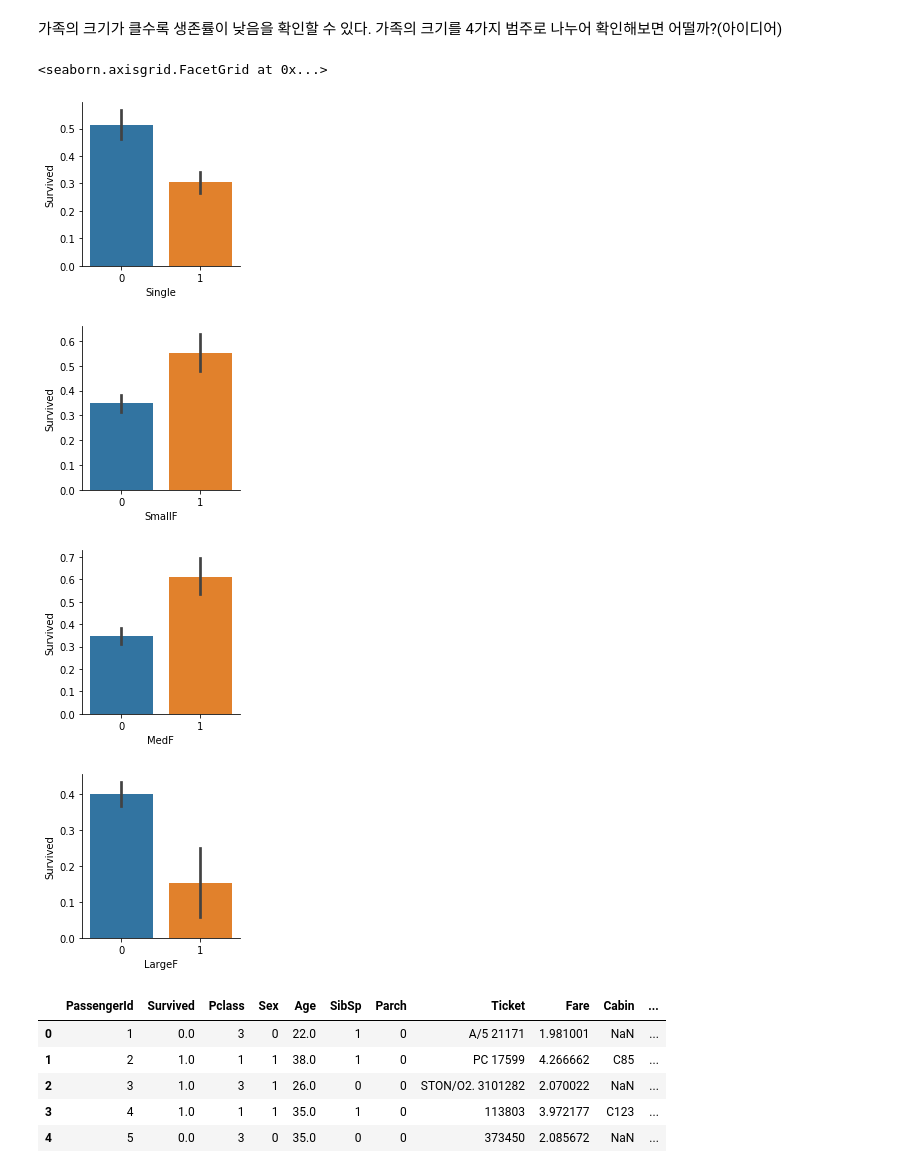
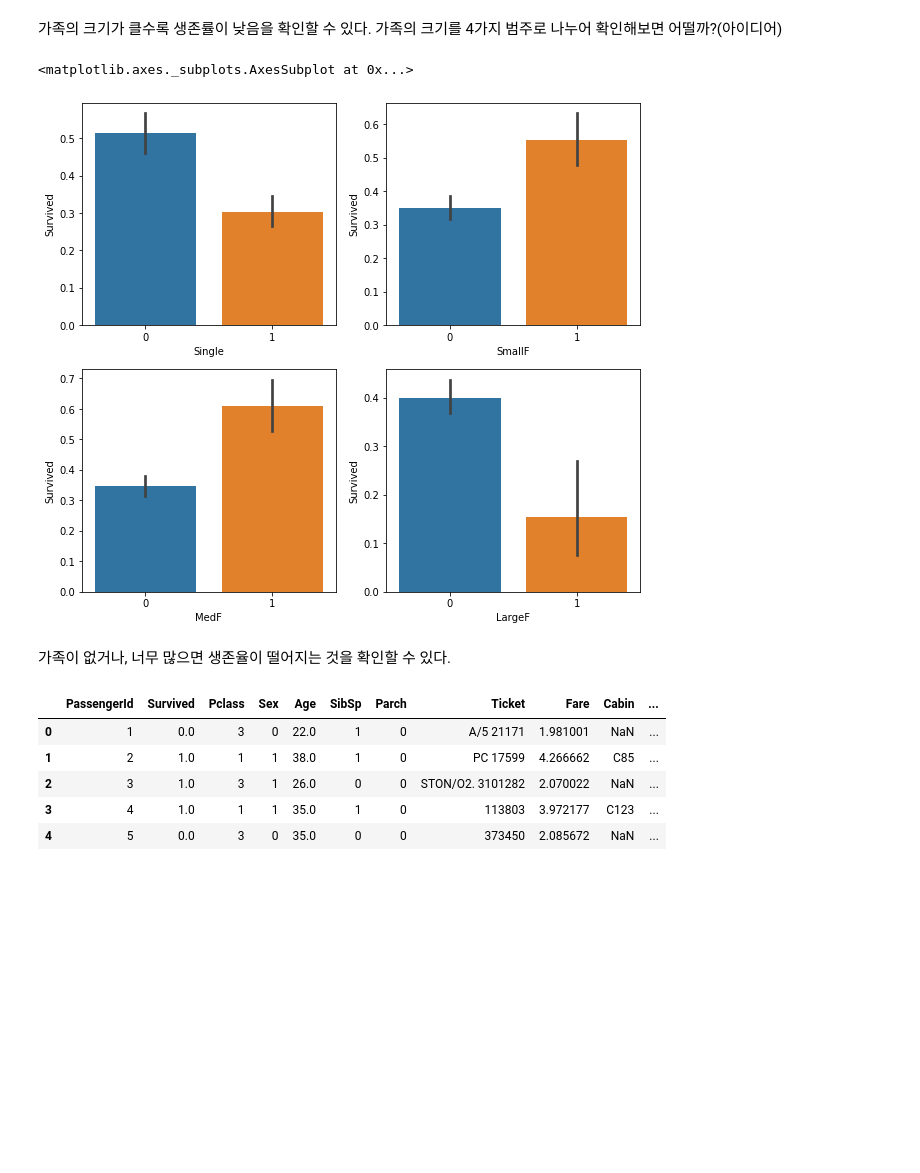
Before and after one commit to InkyunMoon/TIL, a Jupyter notebook: 5. Kaggle/Titanic3(Top 4% with ensemble modeling).ipynb, the cells around one changed output. Drawn from its saved outputs; the diff is of its cells as text; code cells hidden in the pictures; blank space fills up the shorter version.

```diff
--- a/5. Kaggle/Titanic3(Top 4% with ensemble modeling).ipynb
+++ b/5. Kaggle/Titanic3(Top 4% with ensemble modeling).ipynb
@@ -309,13 +381,15 @@ g = sns.heatmap(dataset[['Age','Sex','SibSp','Parch','Pclass']].corr(), cmap='Br
 # %%
 index_NaN_age = list(dataset['Age'][dataset['Age'].isnull()].index)
-
+# Age가 결측치인 샘플의 인덱스를 얻는다.
 for i in index_NaN_age:
     age_med = dataset['Age'].median()
-    age_pred = dataset['Age'][((dataset['SibSp'] == dataset.iloc[i]['SibSp'])&(dataset['Parch']==dataset.iloc[i]['Parch'])&(dataset['Pclass']==dataset.iloc[i]['Pclass']))].median()
+    age_pred = dataset['Age'][((dataset['SibSp'] == dataset.iloc[i]['SibSp'])&\
+                               (dataset['Parch']==dataset.iloc[i]['Parch'])&\
+                               (dataset['Pclass']==dataset.iloc[i]['Pclass']))].median()
 
     if not np.isnan(age_pred):
         dataset['Age'].iloc[i] = age_pred
-    else:
+    else: # 나이가 결측값인 사람의 위 세 피쳐들 역시 결측값이면 전체 나이의 평균으로 대치
         dataset['Age'].iloc[i] = age_med
 # %% [output]
 A value is trying to be set on a copy of a slice from a DataFrame
@@ -333,10 +398,0 @@ dataset['Age'][((dataset.iloc[i]['SibSp'])&(dataset['Parch']==dataset.iloc[0]['P
-# %%
-index_NaN_age = list(dataset["Age"][dataset["Age"].isnull()].index)
-
-for i in index_NaN_age :
-    age_med = dataset["Age"].median()
-    age_pred = dataset["Age"][((dataset['SibSp'] == dataset.iloc[i]["SibSp"]) & (dataset['Parch'] == dataset.iloc[i]["Parch"]) & (dataset['Pclass'] == dataset.iloc[i]["Pclass"]))].median()
-    if not np.isnan(age_pred) :
-        dataset['Age'].iloc[i] = age_pred
-    else :
-        dataset['Age'].iloc[i] = age_med
@@ -414,16 +473,16 @@ dataset['SmallF'] = dataset['Fsize'].map(lambda s: 1 if s ==2 else 0)
 dataset['MedF'] = dataset['Fsize'].map(lambda s: 1 if 3 <= s <= 4 else 0)
 dataset['LargeF'] = dataset['Fsize'].map(lambda s: 1 if s >=5 else 0)
 # %%
-sns.catplot(x='Single',y='Survived',data=dataset, kind='bar', height=3)
-sns.catplot(x='SmallF',y='Survived',data=dataset, kind='bar', height=3)
-sns.catplot(x='MedF',y='Survived',data=dataset, kind='bar', height=3)
-sns.catplot(x='LargeF',y='Survived',data=dataset, kind='bar', height=3)
+f, ax = plt.subplots(2,2, figsize=(10,9))
+sns.barplot(x = 'Single', y='Survived', data = dataset,ax=ax[0,0])
+sns.barplot(x = 'SmallF', y='Survived', data = dataset, ax=ax[0,1])
+sns.barplot(x = 'MedF', y='Survived', data = dataset, ax=ax[1,0])
+sns.barplot(x = 'LargeF', y='Survived', data = dataset, ax=ax[1,1])
 # %% [output]
-<seaborn.axisgrid.FacetGrid at 0x...>
+<matplotlib.axes._subplots.AxesSubplot at 0x...>
-[figure, old version]
+[figure, new version]
-[figure, removed]
-[figure, removed]
-[figure, removed]
+# %% [markdown]
+가족이 없거나, 너무 많으면 생존율이 떨어지는 것을 확인할 수 있다.
 # %%
 dataset = pd.get_dummies(dataset, columns=['Title'])
 dataset = pd.get_dummies(dataset, columns=['Embarked'], prefix = 'Em')
```
Also changed, not shown: parts of 21 cells of this notebook, 1 other file.
